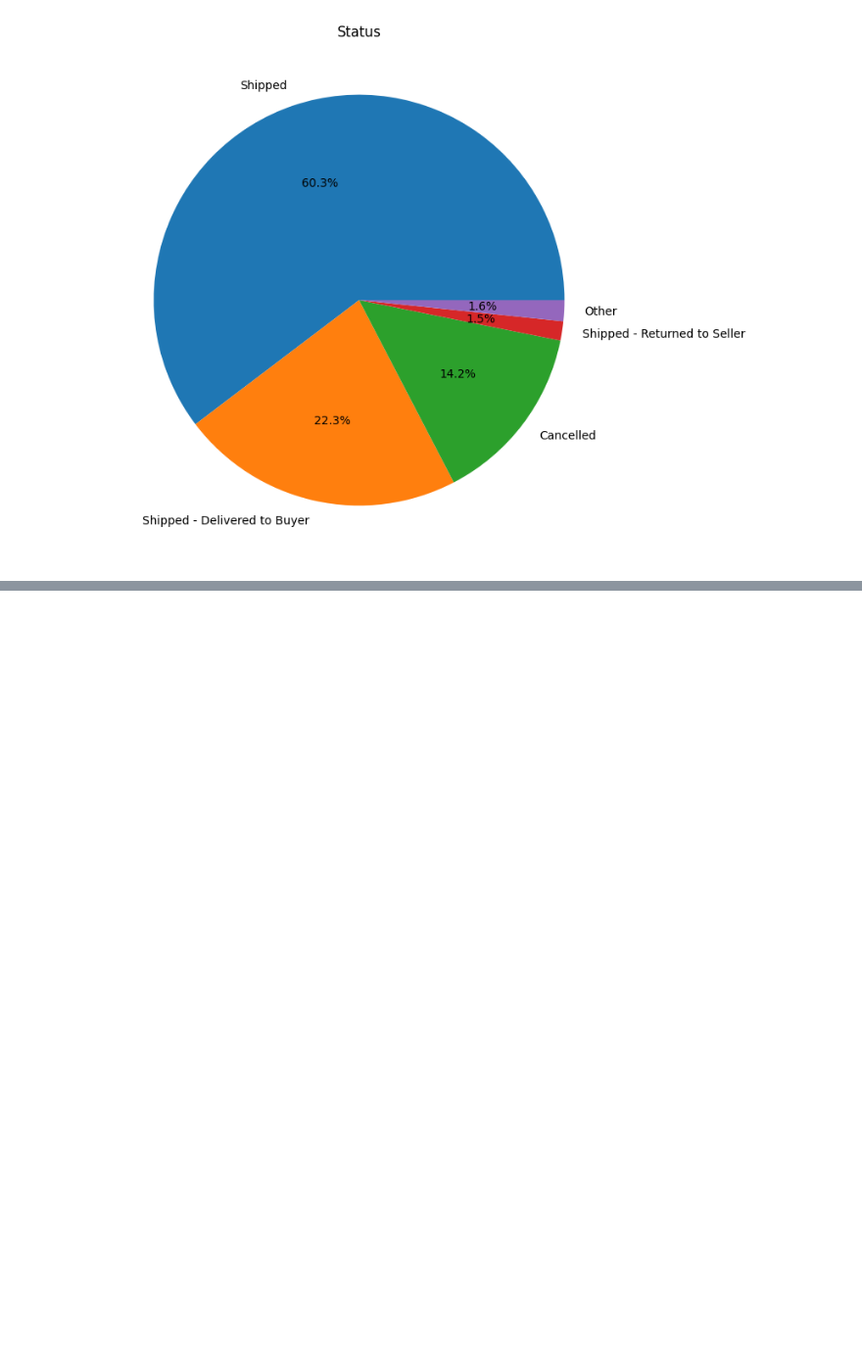
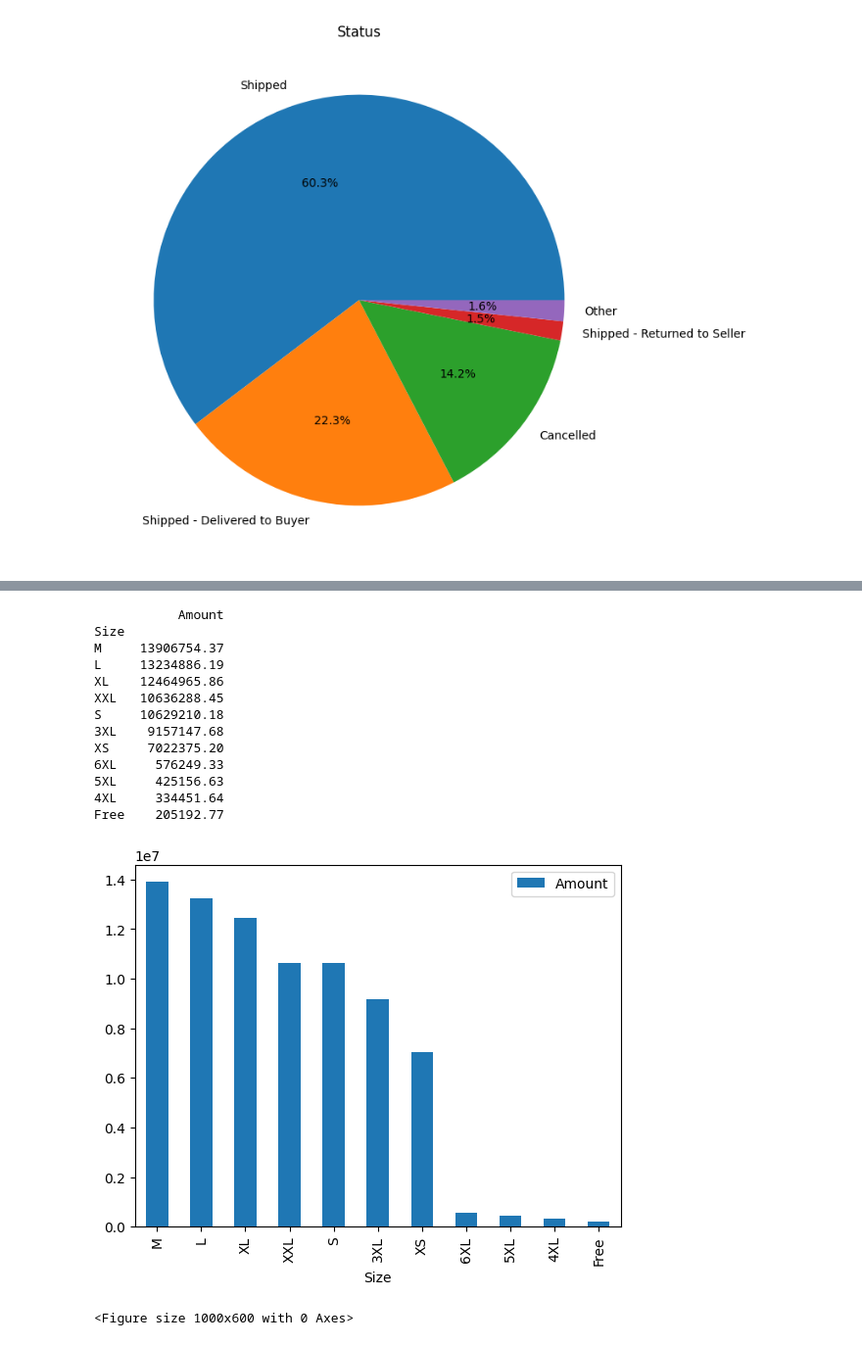
Before and after one commit to FairozMoheb/slash_task, a Jupyter notebook: eda-cleaning.ipynb, the cells around one changed output, grey strips where cells are left out. Shown at 98% size. Cells and saved outputs as stored; diff of their text form; code cells hidden in the pictures; blank space fills up the shorter version.

```diff
--- a/task.ipynb
+++ b/eda-cleaning.ipynb
@@ -347,0 +477,23 @@ plt.show()
+# %%
+size_report=report.groupby(report['Size']).agg({'Amount':'sum'})
+size_report=size_report.sort_values('Amount',ascending=False)
+print(size_report)
+size_report.plot(kind='bar')
+plt.figure(figsize=(10, 6))
+plt.show()
+# %% [output]
+           Amount
+Size
+M     13906754.37
+L     13234886.19
+XL    12464965.86
+XXL   10636288.45
+S     10629210.18
+3XL    9157147.68
+XS     7022375.20
+6XL     576249.33
+5XL     425156.63
+4XL     334451.64
+Free    205192.77
+[figure, added]
+<Figure size 1000x600 with 0 Axes>
```
Also changed, not shown: parts of 18 cells of this notebook.
